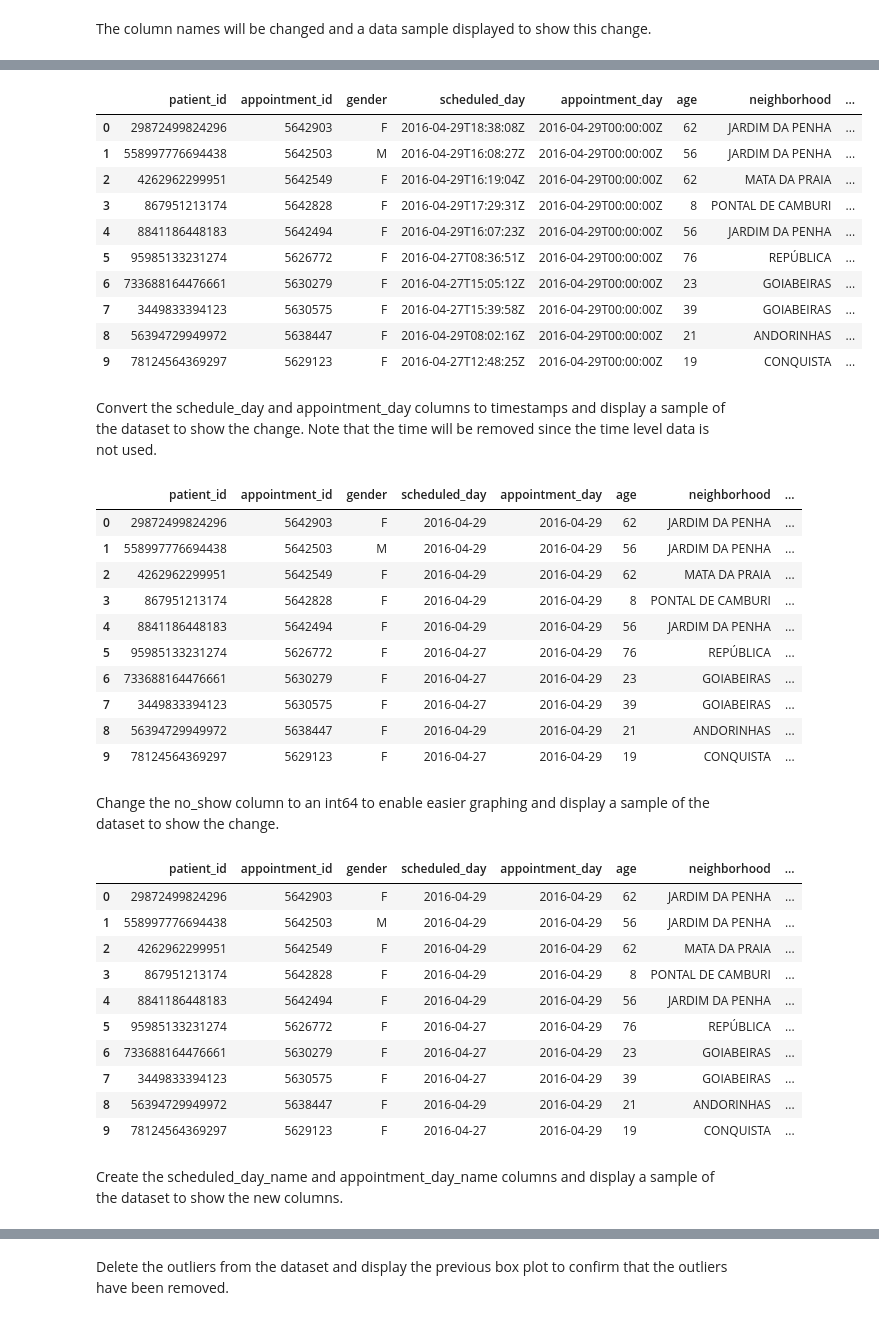
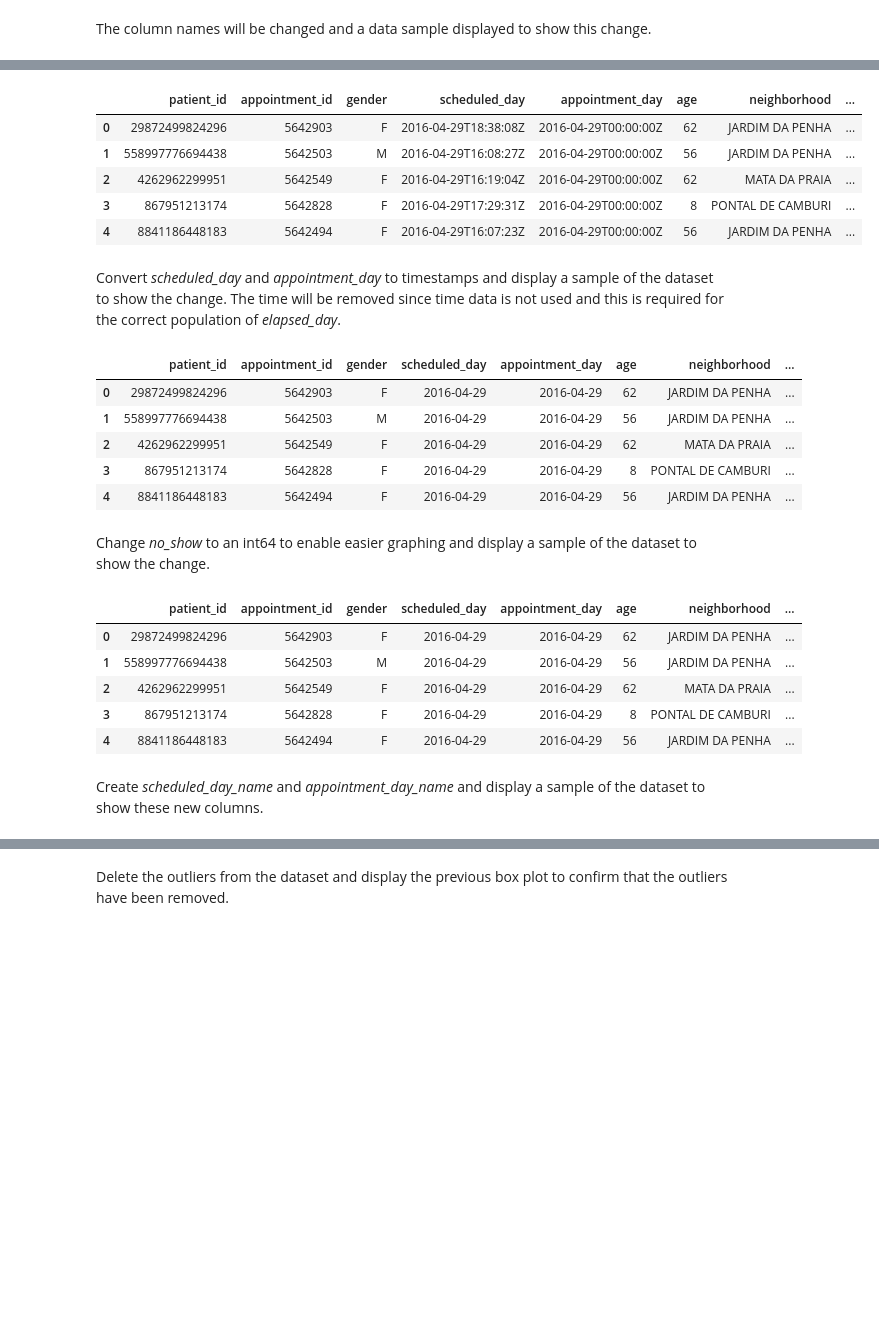
Before and after one commit to misterpsmith/wgu-c749, a Jupyter notebook: investigate-a-dataset/investigate-a-dataset.ipynb, the cells around one changed output, grey strips where cells are left out. Drawn from its saved outputs; the diff is of its cells as text; code cells hidden in the pictures; blank space fills up the shorter version.

```diff
--- a/investigate-a-dataset/investigate-a-dataset.ipynb
+++ b/investigate-a-dataset/investigate-a-dataset.ipynb
@@ -235,23 +227,18 @@ Convert the patient_id column to an int64 and a data sample will be displayed to
 # %%
 # Convert the patient_id to int64.
 appointments_df.patient_id = appointments_df.patient_id.apply('int64')
 
 # Display a sample of the dataset to show the data type conversion.
-appointments_df.head(10)
+appointments_df.head()
 # %% [output]
 |  | patient_id | appointment_id | gender | scheduled_day | appointment_day | age | neighborhood | ... |
 | 0 | 29872499824296 | 5642903 | F | 2016-04-29T18:38:08Z | 2016-04-29T00:00:00Z | 62 | JARDIM DA PENHA | ... |
 | 1 | 558997776694438 | 5642503 | M | 2016-04-29T16:08:27Z | 2016-04-29T00:00:00Z | 56 | JARDIM DA PENHA | ... |
 | 2 | 4262962299951 | 5642549 | F | 2016-04-29T16:19:04Z | 2016-04-29T00:00:00Z | 62 | MATA DA PRAIA | ... |
 | 3 | 867951213174 | 5642828 | F | 2016-04-29T17:29:31Z | 2016-04-29T00:00:00Z | 8 | PONTAL DE CAMBURI | ... |
 | 4 | 8841186448183 | 5642494 | F | 2016-04-29T16:07:23Z | 2016-04-29T00:00:00Z | 56 | JARDIM DA PENHA | ... |
-| 5 | 95985133231274 | 5626772 | F | 2016-04-27T08:36:51Z | 2016-04-29T00:00:00Z | 76 | REPÚBLICA | ... |
-| 6 | 733688164476661 | 5630279 | F | 2016-04-27T15:05:12Z | 2016-04-29T00:00:00Z | 23 | GOIABEIRAS | ... |
-| 7 | 3449833394123 | 5630575 | F | 2016-04-27T15:39:58Z | 2016-04-29T00:00:00Z | 39 | GOIABEIRAS | ... |
-| 8 | 56394729949972 | 5638447 | F | 2016-04-29T08:02:16Z | 2016-04-29T00:00:00Z | 21 | ANDORINHAS | ... |
-| 9 | 78124564369297 | 5629123 | F | 2016-04-27T12:48:25Z | 2016-04-29T00:00:00Z | 19 | CONQUISTA | ... |
 # %% [markdown]
-Convert the schedule_day and appointment_day columns to timestamps and display a sample of the dataset to show the change.  Note that the time will be removed since the time level data is not used.
+Convert *scheduled_day* and *appointment_day* to timestamps and display a sample of the dataset to show the change.  The time will be removed since time data is not used and this is required for the correct population of *elapsed_day*.
 # %%
 # Convert the scheduled_day to a timestamp and remove the time, leaving the date.
 appointments_df['scheduled_day'] = pd.to_datetime(appointments_df['scheduled_day']).dt.date
@@ -260,7 +247,7 @@ appointments_df['scheduled_day'] = pd.to_datetime(appointments_df['scheduled_day
 appointments_df['appointment_day'] = pd.to_datetime(appointments_df['appointment_day']).dt.date
 
 # Display a sample of the dataset to show the data type conversion.
-appointments_df.head(10)
+appointments_df.head()
 # %% [output]
 |  | patient_id | appointment_id | gender | scheduled_day | appointment_day | age | neighborhood | ... |
 | 0 | 29872499824296 | 5642903 | F | 2016-04-29 | 2016-04-29 | 62 | JARDIM DA PENHA | ... |
@@ -268,19 +255,14 @@ appointments_df.head(10)
 | 2 | 4262962299951 | 5642549 | F | 2016-04-29 | 2016-04-29 | 62 | MATA DA PRAIA | ... |
 | 3 | 867951213174 | 5642828 | F | 2016-04-29 | 2016-04-29 | 8 | PONTAL DE CAMBURI | ... |
 | 4 | 8841186448183 | 5642494 | F | 2016-04-29 | 2016-04-29 | 56 | JARDIM DA PENHA | ... |
-| 5 | 95985133231274 | 5626772 | F | 2016-04-27 | 2016-04-29 | 76 | REPÚBLICA | ... |
-| 6 | 733688164476661 | 5630279 | F | 2016-04-27 | 2016-04-29 | 23 | GOIABEIRAS | ... |
-| 7 | 3449833394123 | 5630575 | F | 2016-04-27 | 2016-04-29 | 39 | GOIABEIRAS | ... |
-| 8 | 56394729949972 | 5638447 | F | 2016-04-29 | 2016-04-29 | 21 | ANDORINHAS | ... |
-| 9 | 78124564369297 | 5629123 | F | 2016-04-27 | 2016-04-29 | 19 | CONQUISTA | ... |
 # %% [markdown]
-Change the no_show column to an int64 to enable easier graphing and display a sample of the dataset to show the change.
+Change *no_show* to an int64 to enable easier graphing and display a sample of the dataset to show the change.
 # %%
 # Convert the no_show column to int64.
 appointments_df['no_show'] = np.where((appointments_df.no_show == "Yes"), 1, 0)
 
 # Display a sample of the dataset to show the data type conversion.
-appointments_df.head(10)
+appointments_df.head()
 # %% [output]
 |  | patient_id | appointment_id | gender | scheduled_day | appointment_day | age | neighborhood | ... |
 | 0 | 29872499824296 | 5642903 | F | 2016-04-29 | 2016-04-29 | 62 | JARDIM DA PENHA | ... |
@@ -288,13 +270,8 @@ appointments_df.head(10)
 | 2 | 4262962299951 | 5642549 | F | 2016-04-29 | 2016-04-29 | 62 | MATA DA PRAIA | ... |
 | 3 | 867951213174 | 5642828 | F | 2016-04-29 | 2016-04-29 | 8 | PONTAL DE CAMBURI | ... |
 | 4 | 8841186448183 | 5642494 | F | 2016-04-29 | 2016-04-29 | 56 | JARDIM DA PENHA | ... |
-| 5 | 95985133231274 | 5626772 | F | 2016-04-27 | 2016-04-29 | 76 | REPÚBLICA | ... |
-| 6 | 733688164476661 | 5630279 | F | 2016-04-27 | 2016-04-29 | 23 | GOIABEIRAS | ... |
-| 7 | 3449833394123 | 5630575 | F | 2016-04-27 | 2016-04-29 | 39 | GOIABEIRAS | ... |
-| 8 | 56394729949972 | 5638447 | F | 2016-04-29 | 2016-04-29 | 21 | ANDORINHAS | ... |
-| 9 | 78124564369297 | 5629123 | F | 2016-04-27 | 2016-04-29 | 19 | CONQUISTA | ... |
 # %% [markdown]
-Create the scheduled_day_name and appointment_day_name columns and display a sample of the dataset to show the new columns.
+Create *scheduled_day_name* and *appointment_day_name* and display a sample of the dataset to show these new columns.
 # %%
 # Create schedule_day_name column.
 appointments_df['scheduled_day_name'] = pd.to_datetime(appointments_df['scheduled_day']).dt.day_name()
```
Also changed, not shown: parts of 69 cells of this notebook, 1 other file.
